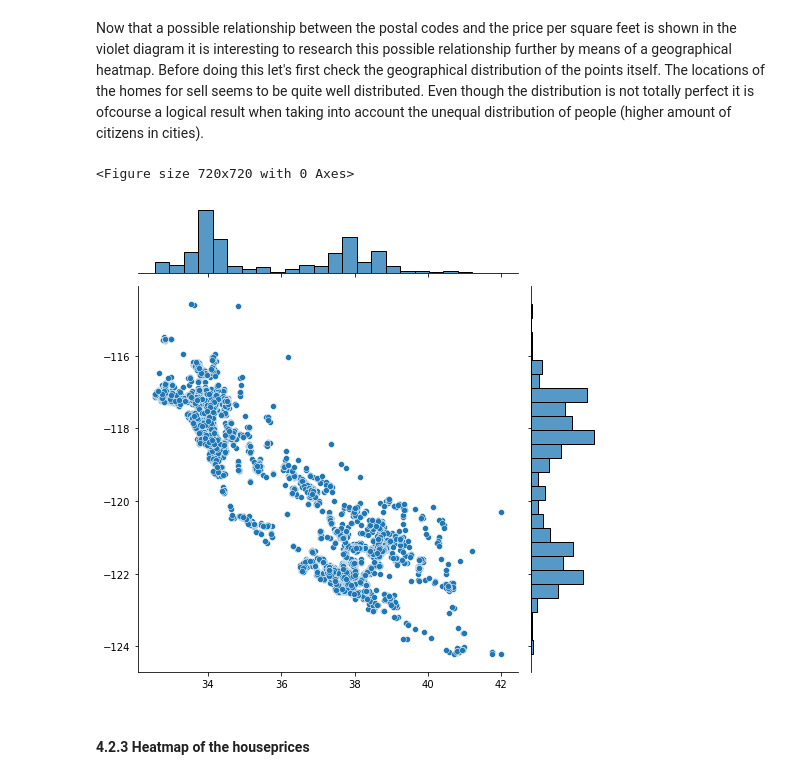
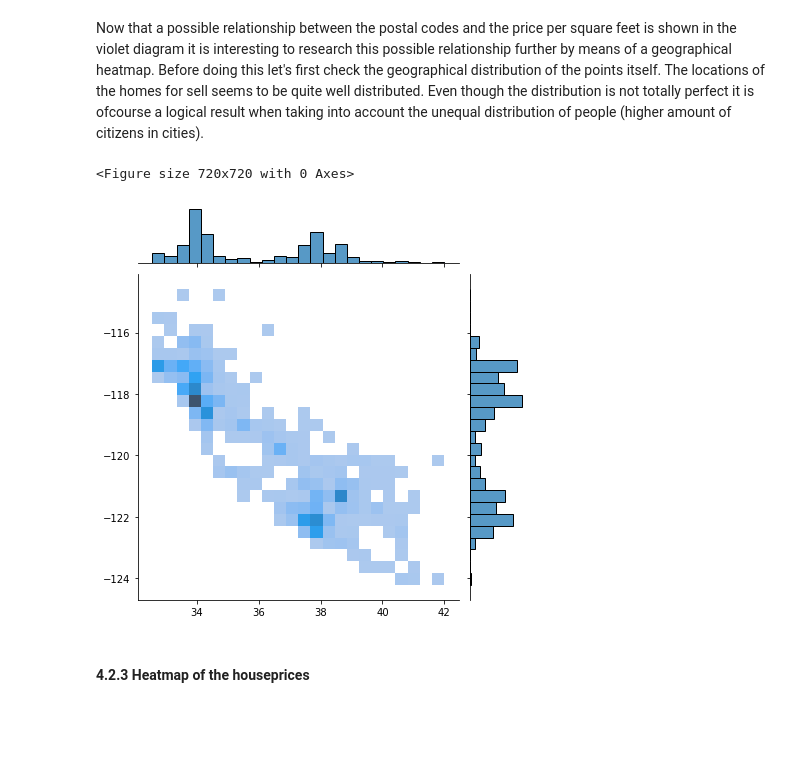
Before and after one commit to matsvdburg/Backup, a Jupyter notebook: Final Assignment - Mats van der Burg.ipynb, the cells around one changed output. Saved outputs shown, nothing was run; the diff lists cells and outputs as text; code cells hidden in the pictures; blank space fills up the shorter version.

```diff
--- a/Final Assignment - Mats van der Burg.ipynb
+++ b/Final Assignment - Mats van der Burg.ipynb
@@ -475,13 +475,13 @@ The graph above clearly shows that there are differences between the postal code
 Now that a possible relationship between the postal codes and the price per square feet is shown in the violet diagram it is interesting to research this possible relationship further by means of a geographical heatmap. Before doing this let's first check the geographical distribution of the points itself. The locations of the homes for sell seems to be quite well distributed. Even though the distribution is not totally perfect it is ofcourse a logical result when taking into account the unequal distribution of people (higher amount of citizens in cities).
 # %%
 plt.figure(figsize=(10,10))
-sns.jointplot(x=merged.lat.values, y=merged.lon.values, size=7)
+sns.jointplot(x=merged.lat.values, y=merged.lon.values, kind="hist")
 plt.ylabel('Longitude', fontsize=12)
 plt.xlabel('Latitude', fontsize=12)
 plt.show()
 # %% [output]
 <Figure size 720x720 with 0 Axes>
-[figure, old version]
+[figure, new version]
 # %% [markdown]
 #### 4.2.3  Heatmap of the houseprices
 # %% [markdown]
```
Also changed, not shown: parts of 71 cells of this notebook.
